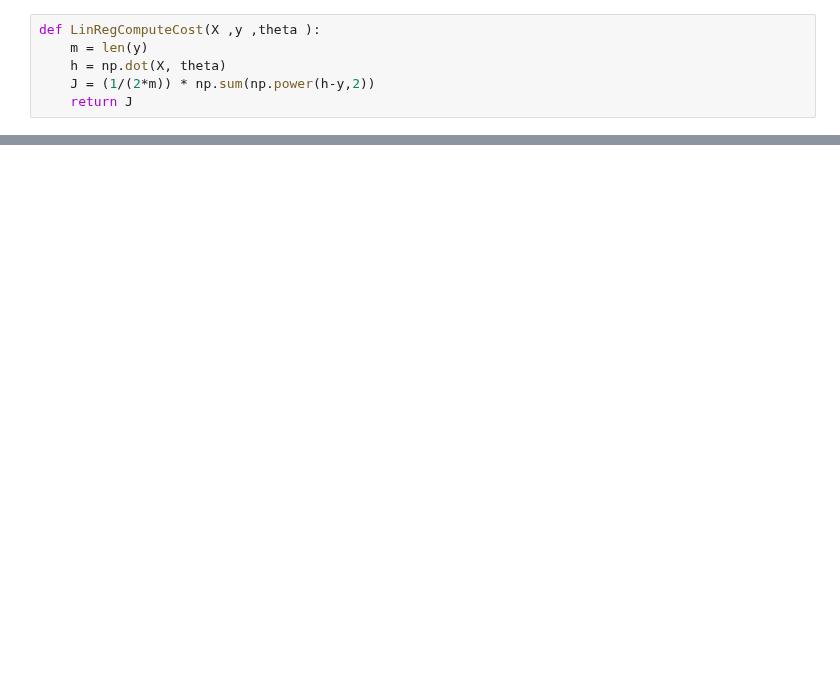
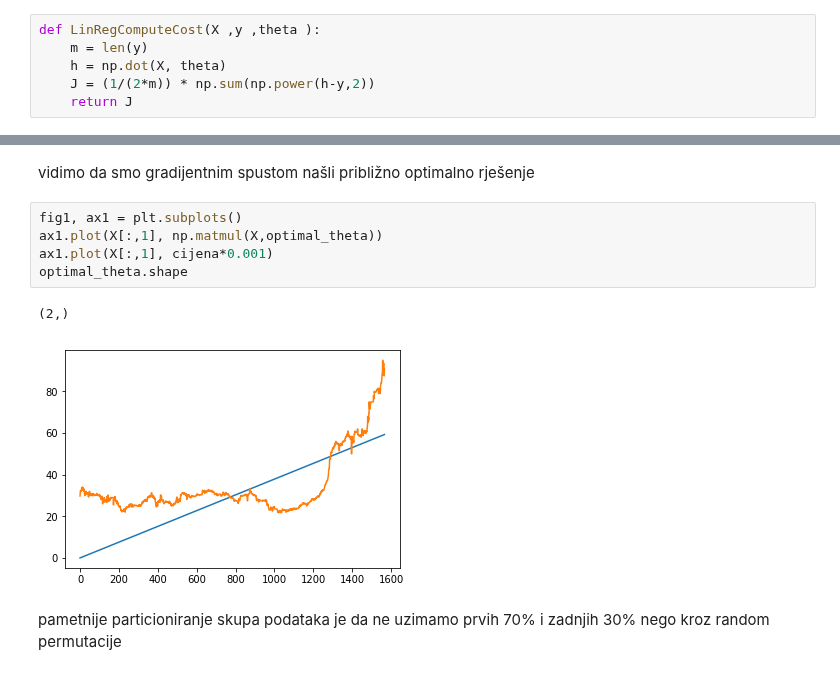
Before and after one commit to skrinjarf/Matemati-ki-softver, a Jupyter notebook: 1.zadaca.ipynb, the cells around one changed output, grey strips where cells are left out. Saved outputs shown, nothing was run; the diff lists cells and outputs as text; blank space fills up the shorter version.

```diff
--- a/1.zadaca.ipynb
+++ b/1.zadaca.ipynb
@@ -51,0 +72,12 @@ plt.show()
+# %% [markdown]
+vidimo da smo gradijentnim spustom našli približno optimalno rješenje
+# %%
+fig1, ax1 = plt.subplots()
+ax1.plot(X[:,1], np.matmul(X,optimal_theta))
+ax1.plot(X[:,1], cijena*0.001)
+optimal_theta.shape
+# %% [output]
+(2,)
+[figure, added]
+# %% [markdown]
+pametnije particioniranje skupa podataka je da ne uzimamo prvih 70% i zadnjih 30% nego kroz random permutacije
```
Also changed, not shown: parts of 16 cells of this notebook.
